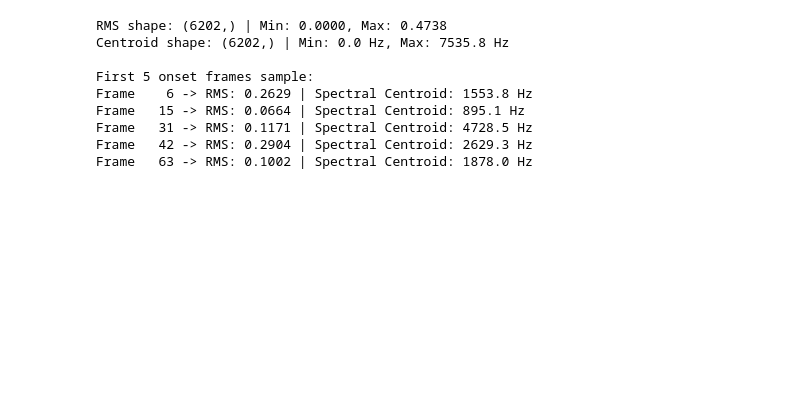
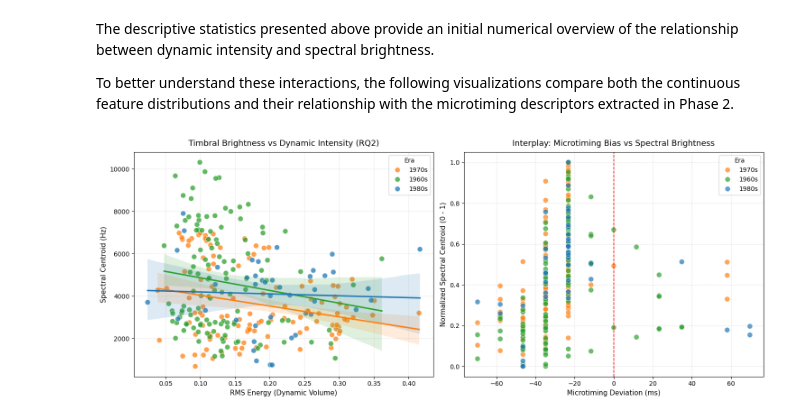
Before and after one commit to MoodyBluzz/quantifying-groove, a Jupyter notebook: notebooks/03_dynamics.ipynb, the cells around one changed output. Cells and saved outputs as stored; diff of their text form; code cells hidden in the pictures; blank space fills up the shorter version.

Commit message:
Step 3: Dznamic and Timbral Feature Extraction

```diff
--- a/notebooks/03_dynamics.ipynb
+++ b/notebooks/03_dynamics.ipynb
@@ -51,31 +198,60 @@ Loaded: Rockit (1983) | Onsets detected: 122
+# %% [markdown]
+The descriptive statistics presented above provide an initial numerical overview of the relationship between dynamic intensity and spectral brightness.
+
+To better understand these interactions, the following visualizations compare both the continuous feature distributions and their relationship with the microtiming descriptors extracted in Phase 2.
 # %%
-test_file = 'chameleon.wav'
-y_test = audio_data[test_file]
-sr_test = sr_data[test_file]
+fig, axes = plt.subplots(1, 2, figsize=(15, 6))
 
-rms_test = librosa.feature.rms(y=y_test, frame_length=frame_length, hop_length=hop_length)[0]
-centroid_test = librosa.feature.spectral_centroid(y=y_test, sr=sr_test, n_fft=frame_length, hop_length=hop_length)[0]
+palette = {'1960s': '#2ca02c', '1970s': '#ff7f0e', '1980s': '#1f77b4'}
 
-print(f"RMS shape: {rms_test.shape} | Min: {rms_test.min():.4f}, Max: {rms_test.max():.4f}")
-print(f"Centroid shape: {centroid_test.shape} | Min: {centroid_test.min():.1f} Hz, Max: {centroid_test.max():.1f} Hz")
-
-test_onsets = librosa.onset.onset_detect(
-    onset_envelope=librosa.onset.onset_strength(y=y_test, sr=sr_test, hop_length=hop_length),
-    sr=sr_test,
-    hop_length=hop_length,
-    backtrack=True
+sns.scatterplot(
+    ax=axes[0],
+    data=df_dyn,
+    x='RMS_Energy',
+    y='Spectral_Centroid_Hz',
+    hue='Era',
+    palette=palette,
+    alpha=0.75,
+    s=70
 )
 
-print("\nFirst 5 onset frames sample:")
-for frame in test_onsets[:5]:
-    print(f"Frame {frame:4d} -> RMS: {rms_test[frame]:.4f} | Spectral Centroid: {centroid_test[frame]:.1f} Hz")
+for era in ['1960s', '1970s', '1980s']:
+    sub = df_dyn[df_dyn['Era'] == era]
+    sns.regplot(
+        ax=axes[0],
+        data=sub,
+        x='RMS_Energy',
+        y='Spectral_Centroid_Hz',
+        scatter=False,
+        color=palette[era],
+        order=1,
+        label=f'{era} trend'
+    )
+
+axes[0].set_title("Timbral Brightness vs Dynamic Intensity (RQ2)", fontsize=13, pad=10)
+axes[0].set_xlabel("RMS Energy (Dynamic Volume)", fontsize=11)
+axes[0].set_ylabel("Spectral Centroid (Hz)", fontsize=11)
+axes[0].grid(True, linestyle=':', alpha=0.6)
+
+sns.scatterplot(
+    ax=axes[1],
+    data=df_dyn,
+    x='Microtiming_Dev_MS',
+    y='Centroid_Normalized',
+    hue='Era',
+    palette=palette,
+    alpha=0.7,
+    s=70
+)
+
+axes[1].axvline(0, color='red', linestyle='--', linewidth=1.2, label='Ideal Beat Grid (0 ms)')
+axes[1].set_title("Interplay: Microtiming Bias vs Spectral Brightness", fontsize=13, pad=10)
+axes[1].set_xlabel("Microtiming Deviation (ms)", fontsize=11)
+axes[1].set_ylabel("Normalized Spectral Centroid (0 - 1)", fontsize=11)
+axes[1].grid(True, linestyle=':', alpha=0.6)
+
+plt.tight_layout()
+plt.savefig('../data/processed/dynamics_timbre_scatter.png', dpi=300)
+plt.show()
 # %% [output]
-RMS shape: (6202,) | Min: 0.0000, Max: 0.4738
-Centroid shape: (6202,) | Min: 0.0 Hz, Max: 7535.8 Hz
-
-First 5 onset frames sample:
-Frame    6 -> RMS: 0.2629 | Spectral Centroid: 1553.8 Hz
-Frame   15 -> RMS: 0.0664 | Spectral Centroid: 895.1 Hz
-Frame   31 -> RMS: 0.1171 | Spectral Centroid: 4728.5 Hz
-Frame   42 -> RMS: 0.2904 | Spectral Centroid: 2629.3 Hz
-Frame   63 -> RMS: 0.1002 | Spectral Centroid: 1878.0 Hz
+[figure, added]
```
Also changed, not shown: parts of 10 cells of this notebook, 1 other file.
